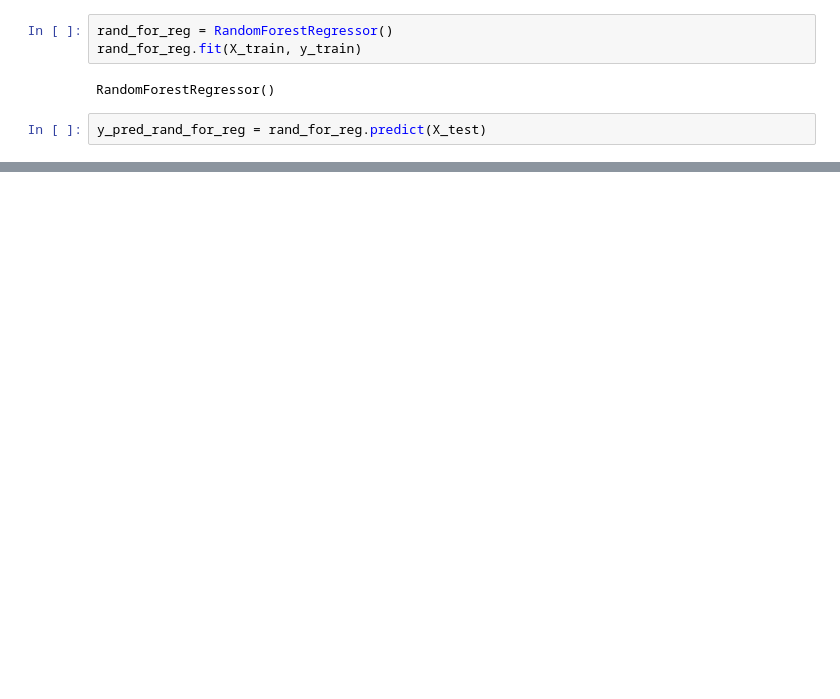
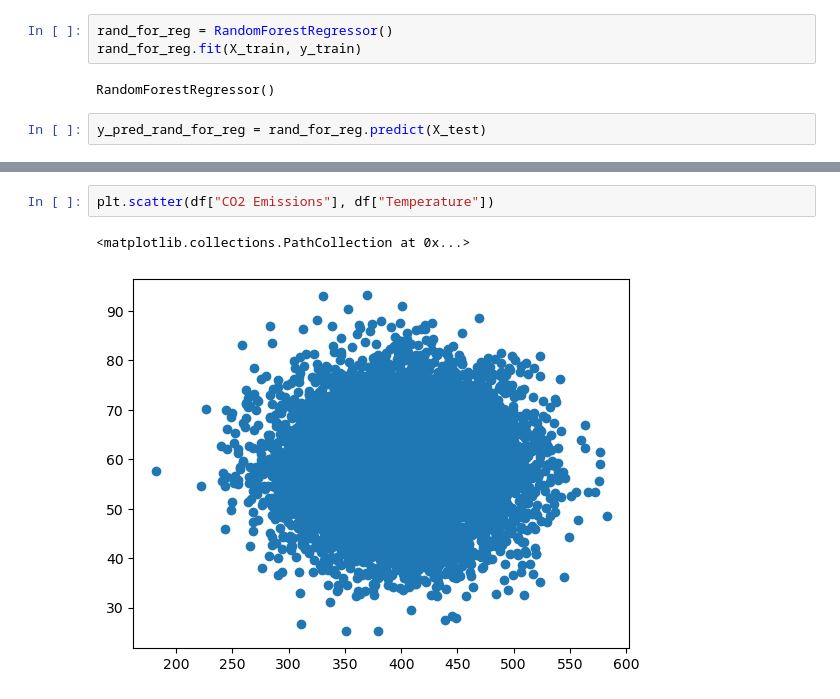
Before and after one commit to totallythemayor/STAT4185_Final_Project, a Jupyter notebook: main.ipynb, the cells around one changed output, grey strips where cells are left out. Cells and saved outputs as stored; diff of their text form; blank space fills up the shorter version.

Commit message:
Got Rid of Tuning and Added Graphs

```diff
--- a/main.ipynb
+++ b/main.ipynb
@@ -226,0 +243,5 @@ Root Mean Squared Error: 9.43646297149636
+# %%
+plt.scatter(df["CO2 Emissions"], df["Temperature"])
+# %% [output]
+<matplotlib.collections.PathCollection at 0x...>
+[figure, added]
```
Also changed, not shown: parts of 11 cells of this notebook.
